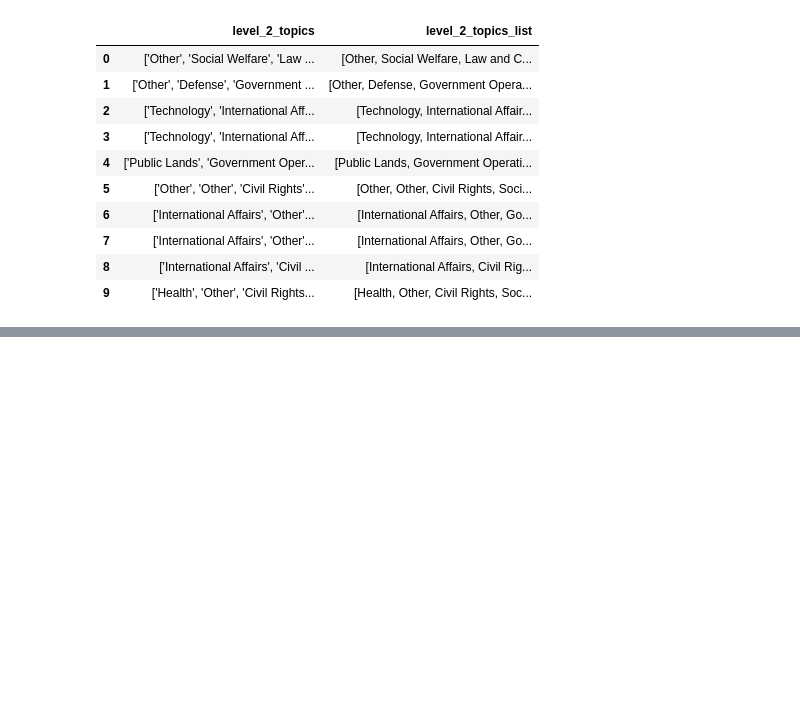
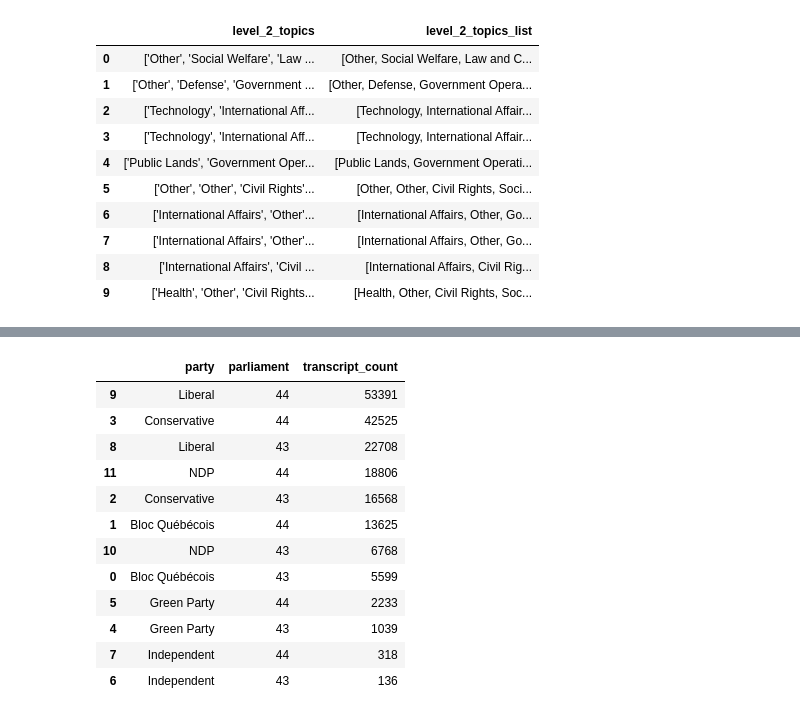
Before and after one commit to sadeghianmr/ParliamentLens, a Jupyter notebook: notebooks/02_overview_features.ipynb, the cells around one changed output, grey strips where cells are left out. Cells and saved outputs as stored; diff of their text form; code cells hidden in the pictures; blank space fills up the shorter version.

```diff
--- a/notebooks/02_overview_features.ipynb
+++ b/notebooks/02_overview_features.ipynb
@@ -422,0 +512,23 @@ transcripts_text_clean[["level_2_topics", "level_2_topics_list"]].head(10)
+# %%
+transcripts_by_party_and_parliament = (
+    transcripts_text_clean.groupby(["party", "parliament"], dropna=False)
+    .size()
+    .reset_index(name="transcript_count")
+    .sort_values("transcript_count", ascending=False)
+)
+
+transcripts_by_party_and_parliament.head(20)
+# %% [output]
+|  | party | parliament | transcript_count |
+| 9 | Liberal | 44 | 53391 |
+| 3 | Conservative | 44 | 42525 |
+| 8 | Liberal | 43 | 22708 |
+| 11 | NDP | 44 | 18806 |
+| 2 | Conservative | 43 | 16568 |
+| 1 | Bloc Québécois | 44 | 13625 |
+| 10 | NDP | 43 | 6768 |
+| 0 | Bloc Québécois | 43 | 5599 |
+| 5 | Green Party | 44 | 2233 |
+| 4 | Green Party | 43 | 1039 |
+| 7 | Independent | 44 | 318 |
+| 6 | Independent | 43 | 136 |
```
Also changed, not shown: parts of 24 cells of this notebook.
